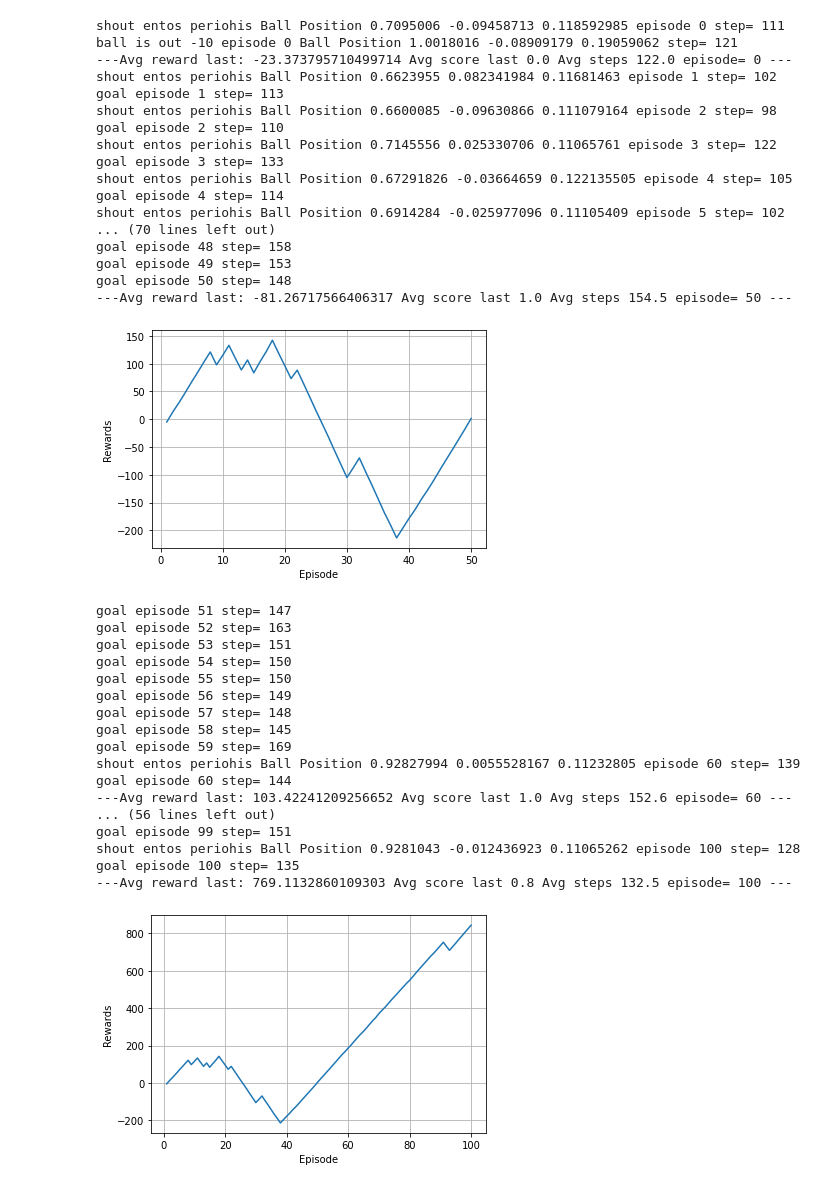
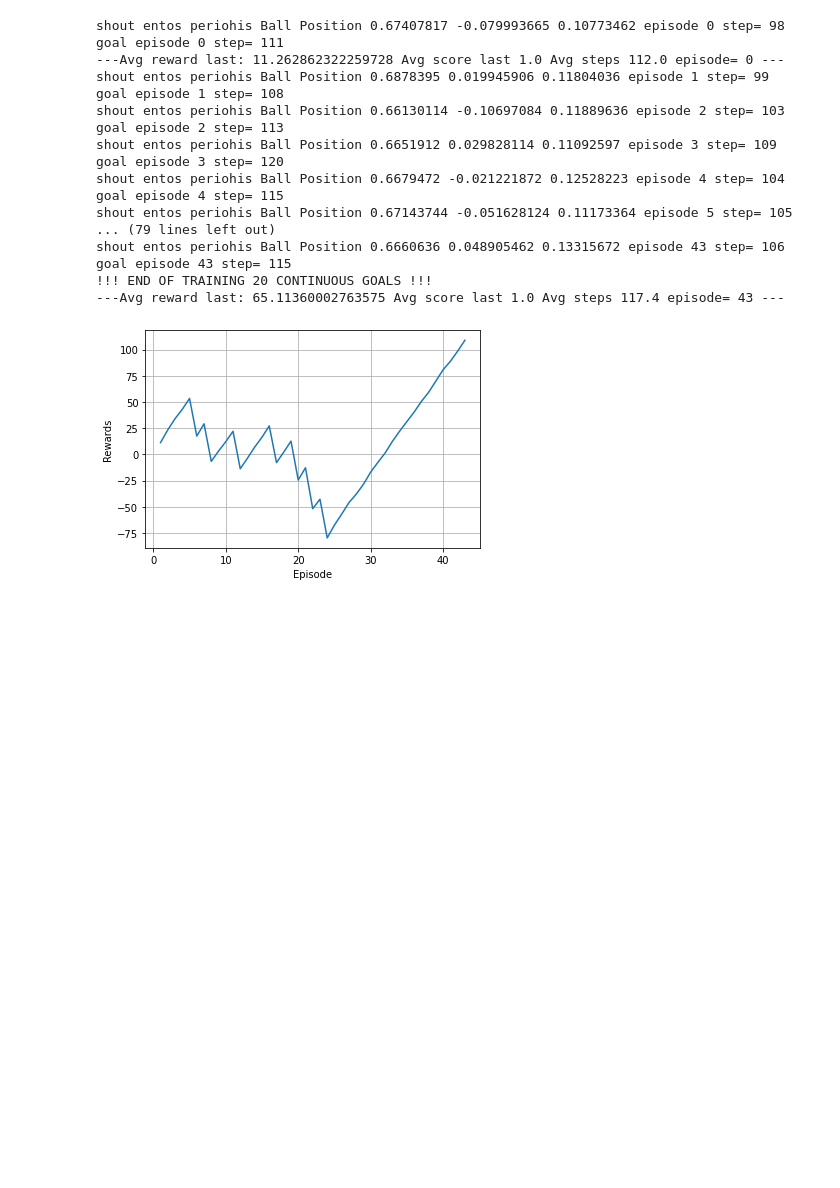
Before and after one commit to Georgemouts/Google-Research-Football-RL-DQN, a Jupyter notebook: 4_actions.ipynb, the cells around one changed output. Drawn from its saved outputs; the diff is of its cells as text; code cells hidden in the pictures; blank space fills up the shorter version.

```diff
--- a/4_actions.ipynb
+++ b/4_actions.ipynb
@@ -164,7 +165,7 @@ class Agent():
     #self.n_actions=n_actions
     self.mem_cntr =0 # keep track of the position of first available memory
 
-    self.Q_eval = DeepQNetwork(self.lr,n_actions=n_actions,input_dims= input_dims, fc1_dims=128, fc2_dims=128)
+    self.Q_eval = DeepQNetwork(self.lr,n_actions=n_actions,input_dims= input_dims, fc1_dims=123, fc2_dims=123)
 
     self.state_memory = np.zeros((self.mem_size,*input_dims),dtype =np.float32)
     self.new_state_memory= np.zeros((self.mem_size , *input_dims),dtype=np.float32)
@@ -328,9 +329,14 @@ for i in range(num_of_eps) :
       #print("Ball is out reward:",reward)
       reward = reward -10
       print("ball is out -10","episode",i,"Ball Position",observation[4],observation[5],observation[6],"step=",steps)
+      terminal =0
+
+
     if(reward==1 and  done ==1): #if agent scores , wins +5
       print("goal","episode",i,"step=",steps)
-      reward += 30
+      reward += 35
+      terminal= terminal +1
+
 
     if((observation[0]<0.5)  and (Action_list[action]==12)): #an shoutarei prin th megali perioxh -2
 
@@ -343,7 +349,7 @@ for i in range(num_of_eps) :
       print("shout entos periohis Ball Position",observation[4],observation[5],observation[6],"episode",i,"step=",steps)
 
 
-    reward = reward - ( math.sqrt( ((0.935 - observation[4])**2) + (0 -observation[5])**2 ) *0.2) #oso pio makria einai toso perissotero xanei
+    reward = reward - ( math.sqrt( ((0.935 - observation[4])**2) + (0 -observation[5])**2 ) *0.4) #oso pio makria einai toso perissotero xanei
     #print("Den exo mpala",Action_list[action])
     #print("DEN EXO MPALA",Action_list[action],action)
 
@@ -380,76 +386,55 @@ for i in range(num_of_eps) :
   score_list.append(list_val)
 
   #terminate if 500 episodes are correct
-  if(eps_rew == 1 ):
-    terminal= terminal +1
-    if(terminal == 500):
-      print("500 Episodes with goal")
-      break
-  else:
-      terminal =0
+  if(terminal ==20):
+    print("!!! END OF TRAINING 20 CONTINUOUS GOALS !!!")
+    print("---Avg reward last:", np.mean(rew_list[-10:]),"Avg score last",np.mean(score_list[-10:]),"Avg steps",np.mean(step_list[-10:]),"episode=",i,"---")
+    all_prints.rew_graph(rew_list[-i:],i)
+    break
+
   episode = episode +1
-
-
   rew_list.append(eps_rew)
 
 # PRINTS
   if (i % 10)== 0 :
       print("---Avg reward last:", np.mean(rew_list[-10:]),"Avg score last",np.mean(score_list[-10:]),"Avg steps",np.mean(step_list[-10:]),"episode=",i,"---")
       #print(score_list)
 
   if (((i % 1000)== 0) and i!=0) :
       all_prints.score_graph(score_list[-1000:],1000)# graph the last 1000 episodes
   if(((i%50)==0) and i!=0):
     all_prints.rew_graph(rew_list[-i:],i)
 
 
   #EPISODE PRINTS
   #all_prints.printstats(i,rew_list,eps_rew,agent.epsilon)
 
   #eps_rew=0 #GIA NA BGALO SYNOLIKO GRAFIMA TO AFAIRO AYTO
 
 
 
 #print("Avg score last:", np.mean(rew_list[-10:]),"Avg score",np.mean(score_list),"Avg steps",np.mean(step_list[-10:]),"episode=",i)
 #all_prints.score_graph(score_list[-1000:],1000)# graph the last 1000 episodes
 
 #all_prints.score_graph(score_list,i+1)#i = num_of_eps
 #print("\n ")
 #all_prints.rew_graph(rew_list,i+1)
 # %% [output]
-shout entos periohis Ball Position 0.7095006 -0.09458713 0.118592985 episode 0 step= 111
-ball is out -10 episode 0 Ball Position 1.0018016 -0.08909179 0.19059062 step= 121
----Avg reward last: -23.373795710499714 Avg score last 0.0 Avg steps 122.0 episode= 0 ---
-shout entos periohis Ball Position 0.6623955 0.082341984 0.11681463 episode 1 step= 102
-goal episode 1 step= 113
-shout entos periohis Ball Position 0.6600085 -0.09630866 0.111079164 episode 2 step= 98
-goal episode 2 step= 110
-shout entos periohis Ball Position 0.7145556 0.025330706 0.11065761 episode 3 step= 122
-goal episode 3 step= 133
-shout entos periohis Ball Position 0.67291826 -0.03664659 0.122135505 episode 4 step= 105
-goal episode 4 step= 114
-shout entos periohis Ball Position 0.6914284 -0.025977096 0.11105409 episode 5 step= 102
-... (70 lines left out)
-goal episode 48 step= 158
-goal episode 49 step= 153
-goal episode 50 step= 148
----Avg reward last: -81.26717566406317 Avg score last 1.0 Avg steps 154.5 episode= 50 ---
+shout entos periohis Ball Position 0.67407817 -0.079993665 0.10773462 episode 0 step= 98
+goal episode 0 step= 111
+---Avg reward last: 11.262862322259728 Avg score last 1.0 Avg steps 112.0 episode= 0 ---
+shout entos periohis Ball Position 0.6878395 0.019945906 0.11804036 episode 1 step= 99
+goal episode 1 step= 108
+shout entos periohis Ball Position 0.66130114 -0.10697084 0.11889636 episode 2 step= 103
+goal episode 2 step= 113
+shout entos periohis Ball Position 0.6651912 0.029828114 0.11092597 episode 3 step= 109
+goal episode 3 step= 120
+shout entos periohis Ball Position 0.6679472 -0.021221872 0.12528223 episode 4 step= 104
+goal episode 4 step= 115
+shout entos periohis Ball Position 0.67143744 -0.051628124 0.11173364 episode 5 step= 105
+... (79 lines left out)
+shout entos periohis Ball Position 0.6660636 0.048905462 0.13315672 episode 43 step= 106
+goal episode 43 step= 115
+!!! END OF TRAINING 20 CONTINUOUS GOALS !!!
+---Avg reward last: 65.11360002763575 Avg score last 1.0 Avg steps 117.4 episode= 43 ---
-[figure, old version]
+[figure, new version]
-goal episode 51 step= 147
-goal episode 52 step= 163
-goal episode 53 step= 151
-goal episode 54 step= 150
-goal episode 55 step= 150
-goal episode 56 step= 149
-goal episode 57 step= 148
-goal episode 58 step= 145
-goal episode 59 step= 169
-shout entos periohis Ball Position 0.92827994 0.0055528167 0.11232805 episode 60 step= 139
-goal episode 60 step= 144
----Avg reward last: 103.42241209256652 Avg score last 1.0 Avg steps 152.6 episode= 60 ---
-... (56 lines left out)
-goal episode 99 step= 151
-shout entos periohis Ball Position 0.9281043 -0.012436923 0.11065262 episode 100 step= 128
-goal episode 100 step= 135
----Avg reward last: 769.1132860109303 Avg score last 0.8 Avg steps 132.5 episode= 100 ---
-[figure, removed]
```
Also changed, not shown: parts of 3 cells of this notebook.
